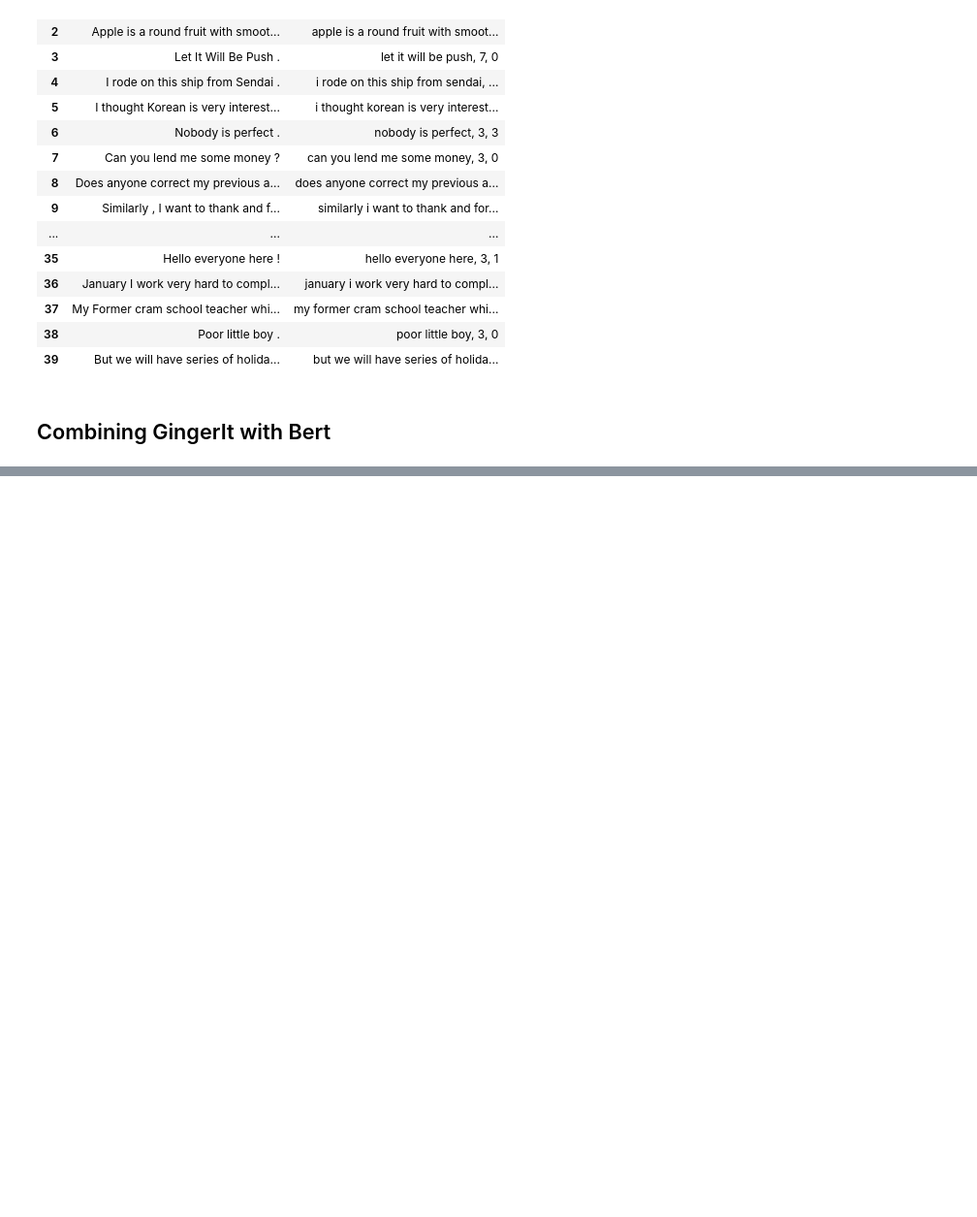
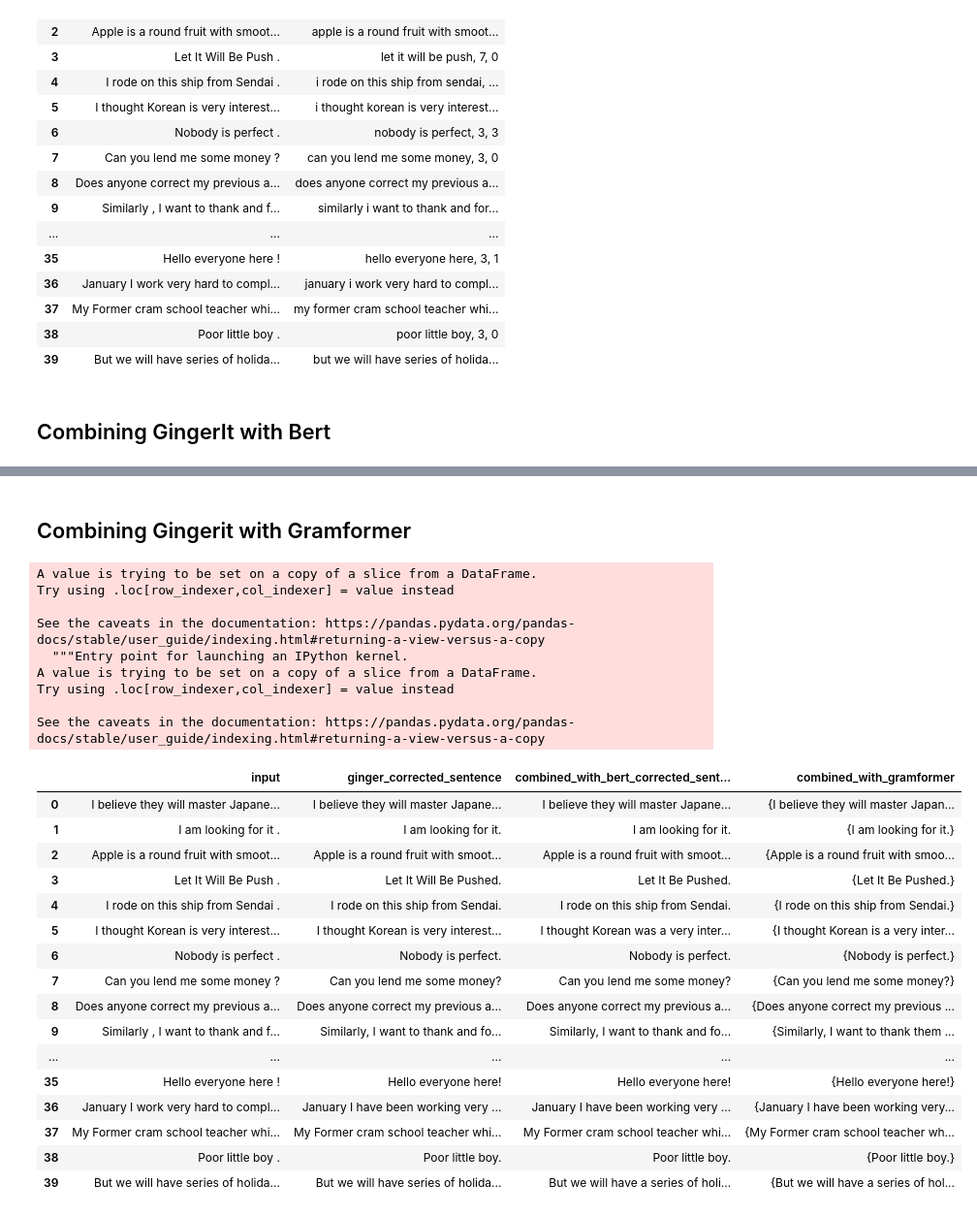
Before and after one commit to BernardTockmaji/english_correction_models, a Jupyter notebook: english_corrector_models.ipynb, the cells around one changed output, grey strips where cells are left out. Shown: that part at 97% size. Drawn from its saved outputs; the diff is of its cells as text; code cells hidden in the pictures; blank space fills up the shorter version.

Commit message:
Combined solutions

```diff
--- a/english_corrector_models.ipynb
+++ b/english_corrector_models.ipynb
@@ -242,0 +274,33 @@ NameError: name 'test_df' is not defined
+# %% [markdown]
+## Combining Gingerit with Gramformer
+# %%
+test_df['ginger_corrected_sentence'] = test_df['input'].apply(lambda text: ginger_corrector(text))
+test_df['combined_with_gramformer'] = test_df['ginger_corrected_sentence'].apply(lambda text: gramformer_corrector(text))
+test_df.head(40)
+# %% [output]
+A value is trying to be set on a copy of a slice from a DataFrame.
+Try using .loc[row_indexer,col_indexer] = value instead
+
+See the caveats in the documentation: https://pandas.pydata.org/pandas-docs/stable/user_guide/indexing.html#returning-a-view-versus-a-copy
+  """Entry point for launching an IPython kernel.
+A value is trying to be set on a copy of a slice from a DataFrame.
+Try using .loc[row_indexer,col_indexer] = value instead
+
+See the caveats in the documentation: https://pandas.pydata.org/pandas-docs/stable/user_guide/indexing.html#returning-a-view-versus-a-copy
+|  | input | ginger_corrected_sentence | combined_with_bert_corrected_sent... | combined_with_gramformer |
+| 0 | I believe they will master Japane... | I believe they will master Japane... | I believe they will master Japane... | {I believe they will master Japan... |
+| 1 | I am looking for it . | I am looking for it. | I am looking for it. | {I am looking for it.} |
+| 2 | Apple is a round fruit with smoot... | Apple is a round fruit with smoot... | Apple is a round fruit with smoot... | {Apple is a round fruit with smoo... |
+| 3 | Let It Will Be Push . | Let It Will Be Pushed. | Let It Be Pushed. | {Let It Be Pushed.} |
+| 4 | I rode on this ship from Sendai . | I rode on this ship from Sendai. | I rode on this ship from Sendai. | {I rode on this ship from Sendai.} |
+| 5 | I thought Korean is very interest... | I thought Korean is very interest... | I thought Korean was a very inter... | {I thought Korean is a very inter... |
+| 6 | Nobody is perfect . | Nobody is perfect. | Nobody is perfect. | {Nobody is perfect.} |
+| 7 | Can you lend me some money ? | Can you lend me some money? | Can you lend me some money? | {Can you lend me some money?} |
+| 8 | Does anyone correct my previous a... | Does anyone correct my previous a... | Does anyone correct my previous a... | {Does anyone correct my previous ... |
+| 9 | Similarly , I want to thank and f... | Similarly, I want to thank and fo... | Similarly, I want to thank and fo... | {Similarly, I want to thank them ... |
+| ... | ... | ... | ... | ... |
+| 35 | Hello everyone here ! | Hello everyone here! | Hello everyone here! | {Hello everyone here!} |
+| 36 | January I work very hard to compl... | January I have been working very ... | January I have been working very ... | {January I have been working very... |
+| 37 | My Former cram school teacher whi... | My Former cram school teacher whi... | My Former cram school teacher whi... | {My Former cram school teacher wh... |
+| 38 | Poor little boy . | Poor little boy. | Poor little boy. | {Poor little boy.} |
+| 39 | But we will have series of holida... | But we will have series of holida... | But we will have a series of holi... | {But we will have a series of hol... |
```
Also changed, not shown: parts of 4 cells of this notebook.
